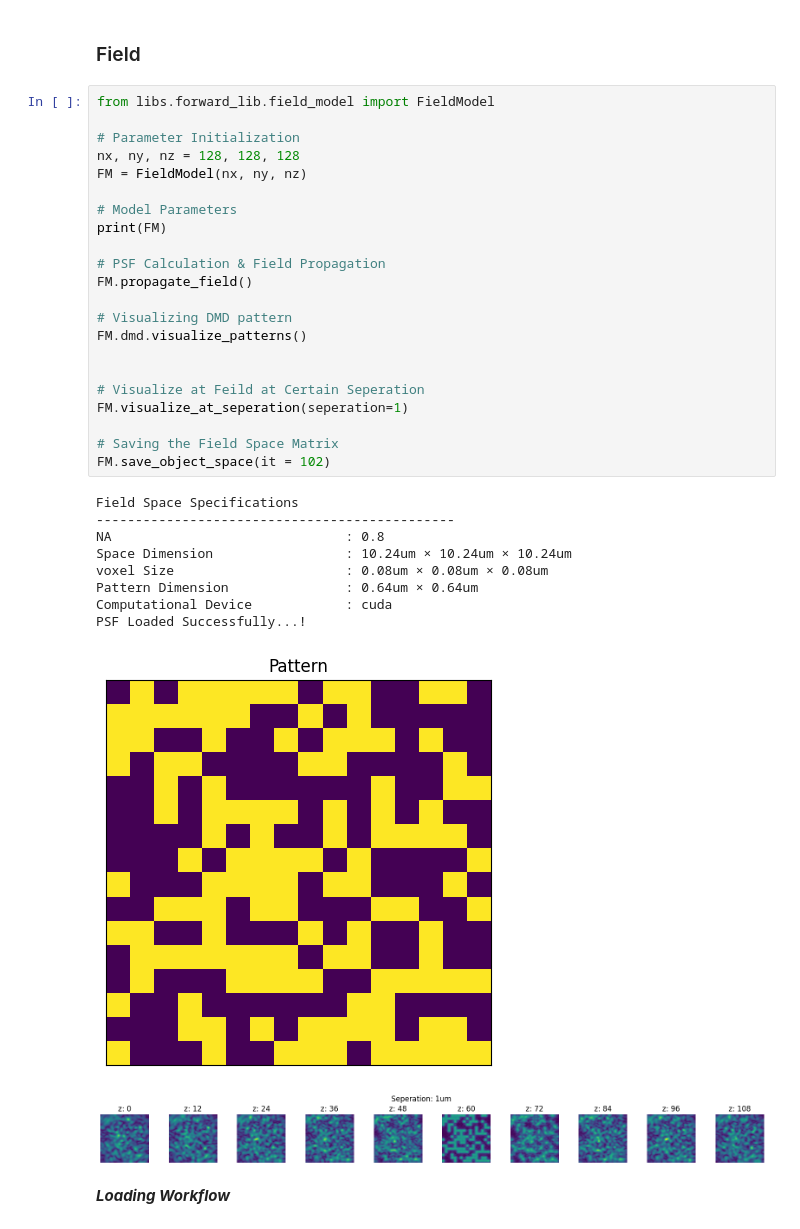
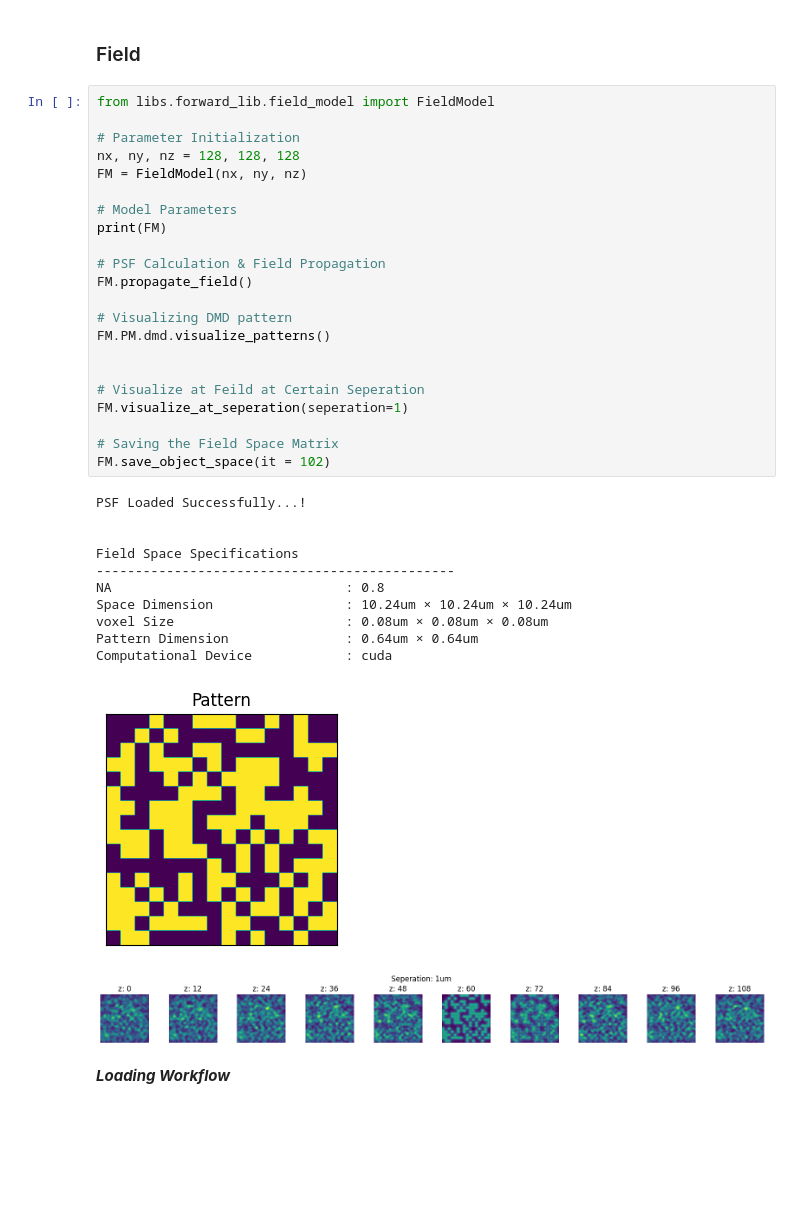
Before and after one commit to sanjith1999/FRIS, a Jupyter notebook: demo.ipynb, the cells around one changed output. Saved outputs shown, nothing was run; the diff lists cells and outputs as text; blank space fills up the shorter version.

```diff
--- a/demo.ipynb
+++ b/demo.ipynb
@@ -165,36 +165,38 @@ A approximation successful...!
 # %%
 from libs.forward_lib.field_model import FieldModel
 
 # Parameter Initialization
 nx, ny, nz = 128, 128, 128
 FM = FieldModel(nx, ny, nz)
 
 # Model Parameters
 print(FM)
 
 # PSF Calculation & Field Propagation
 FM.propagate_field()
 
 # Visualizing DMD pattern
-FM.dmd.visualize_patterns()
+FM.PM.dmd.visualize_patterns()
 
 
 # Visualize at Feild at Certain Seperation
 FM.visualize_at_seperation(seperation=1)
 
 # Saving the Field Space Matrix
 FM.save_object_space(it = 102)
 # %% [output]
+PSF Loaded Successfully...!
+
+
 Field Space Specifications
 ----------------------------------------------
 NA                              : 0.8
 Space Dimension                 : 10.24um × 10.24um × 10.24um
 voxel Size                      : 0.08um × 0.08um × 0.08um
 Pattern Dimension               : 0.64um × 0.64um
 Computational Device            : cuda
-PSF Loaded Successfully...!
-[figure, old version]
+[figure, new version]
-[figure, old version]
+[figure, new version]
 # %% [markdown]
 ***Loading Workflow***
 # %%
```
Also changed, not shown: parts of 5 cells of this notebook, 7 other files.
